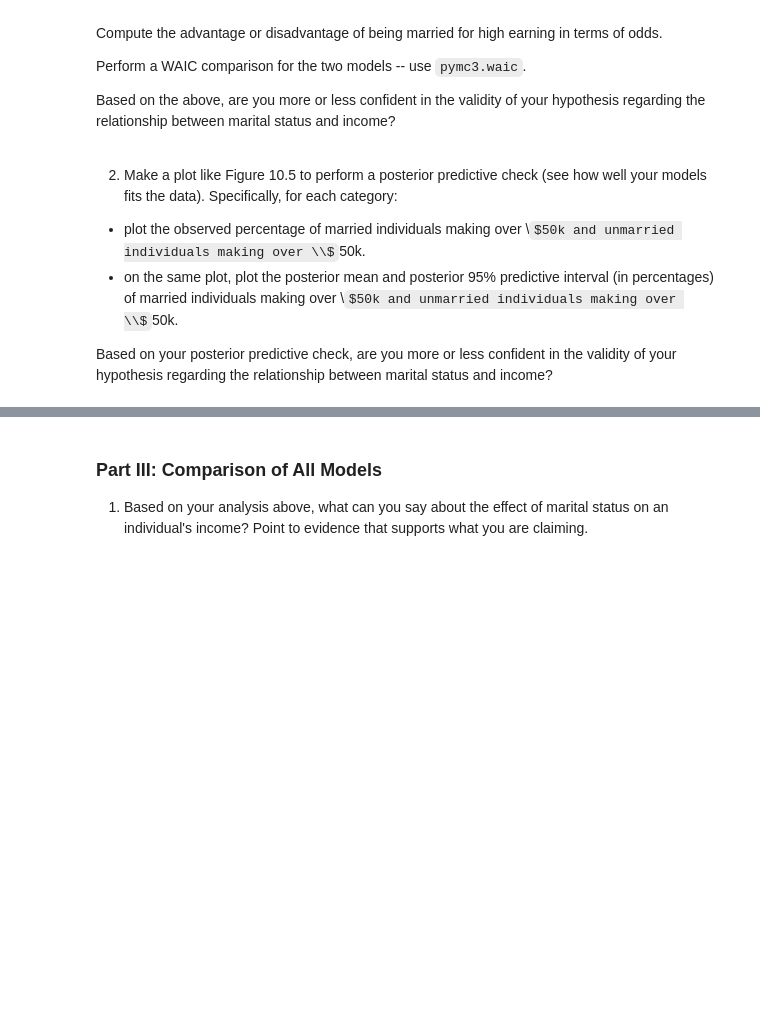
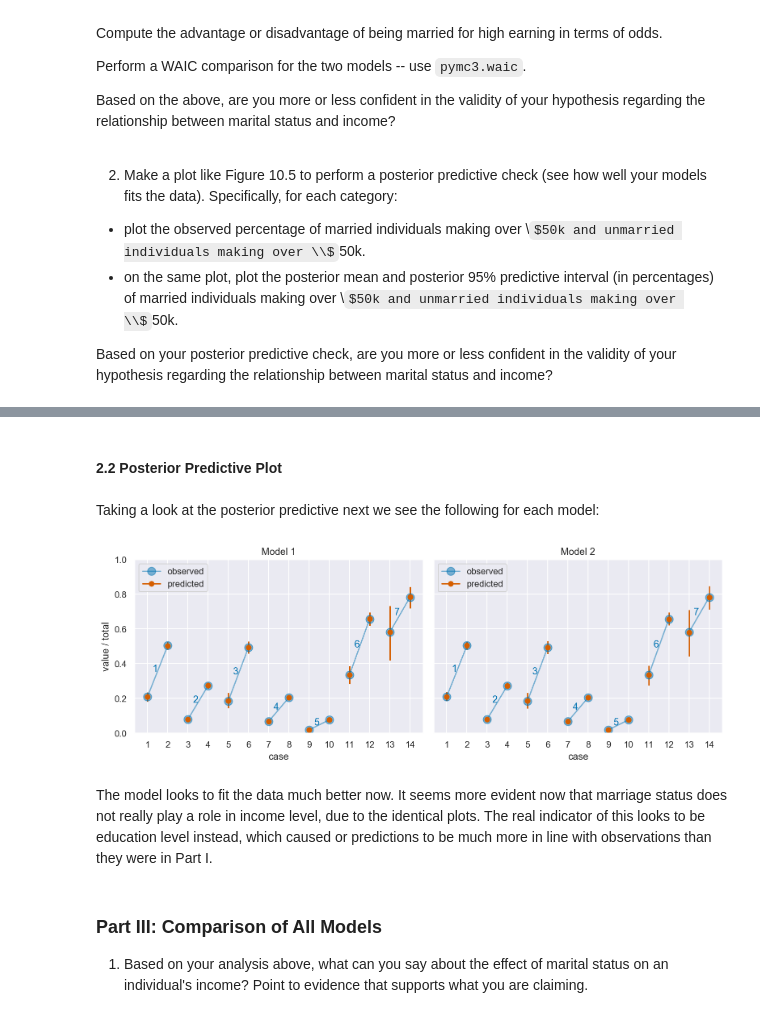
Before and after one commit to icweaver/AM207, a Jupyter notebook: HW6/AM207_HW6_IanWeaver.ipynb, the cells around one changed output, grey strips where cells are left out. Cells and saved outputs as stored; diff of their text form; code cells hidden in the pictures; some formulas as TeX source; blank space fills up the shorter version.

```diff
--- a/HW6/AM207_HW6_IanWeaver.ipynb
+++ b/HW6/AM207_HW6_IanWeaver.ipynb
@@ -277,3 +361,51 @@ Y_n &\sim Bin(T_n, \theta_n)
+# %% [markdown]
+#### 2.2 Posterior Predictive Plot
+# %% [markdown]
+Taking a look at the posterior predictive next we see the following for each model:
+# %%
+# compute posterior predictive
+ppc_1_edu = pm.sample_posterior_predictive(trace_1_edu, samples=500,
+                                       model=model_1_edu)
+ppc_2_edu = pm.sample_posterior_predictive(trace_2_edu, samples=500,
+                                       model=model_2_edu)
+
+# create plot similar to Fig. 10.5 in Statistical Rethinking
+fig, axes = plt.subplots(1, 2, figsize=fig_wide, sharey=True)
+
+x = range(len(df)) # for indexed errorbar plotting
+# Model 1
+#plot_connected(axes[0], np.mean(ppc_1["y_obs"], axis=0) / df["total"], c='r')
+model_1_means, model_1_errs = get_ci_array(ppc_1_edu["y_obs"])
+model_1_means /= df["total"] # convert to percentage
+model_1_errs /= df["total"]
+axes[0].errorbar(x, model_1_means, yerr=model_1_errs, fmt="o", c='r')
+
+axes[0].set_ylabel("value / total")
+axes[0].set_title("Model 1")
+
+# Model 2
+#plot_connected(axes[1], np.mean(ppc_2["y_obs"], axis=0) / df["total"], c='r')
+model_2_means, model_2_errs = get_ci_array(ppc_2_edu["y_obs"])
+model_2_means /= df["total"] # convert to percentage
+model_2_errs /= df["total"]
+axes[1].errorbar(x, model_2_means, yerr=model_2_errs, fmt="o", c='r')
+axes[1].set_title("Model 2")
+
+for ax in axes:
+    plot_connected(ax, df[">50"] / df["total"], c='b', alpha=0.5, ms=10)
+    ax.plot([], "b-o", alpha=0.5, label="observed", ms=10)
+    ax.plot([], "r-o", label="predicted")
+    ax.set_xticks(np.arange(0, len(df)))
+    ax.set_xticklabels(range(1, len(df)+1))
+    ax.set_xlabel("case")
+    ax.set_ylim(0, 1)
+    ax.legend(loc=2)
+
+fig.tight_layout()
+# %% [output]
+[figure, added]
+# %% [markdown]
+The model looks to fit the data much better now. It seems more evident now that marriage status does not really play a role in income level, due to the identical plots. The real indicator of this looks to be education level instead, which caused or predictions to be much more in line with observations than they were in Part I.
 # %% [markdown]
 ### Part III: Comparison of All Models
 
```
Also changed, not shown: parts of 16 cells of this notebook.
